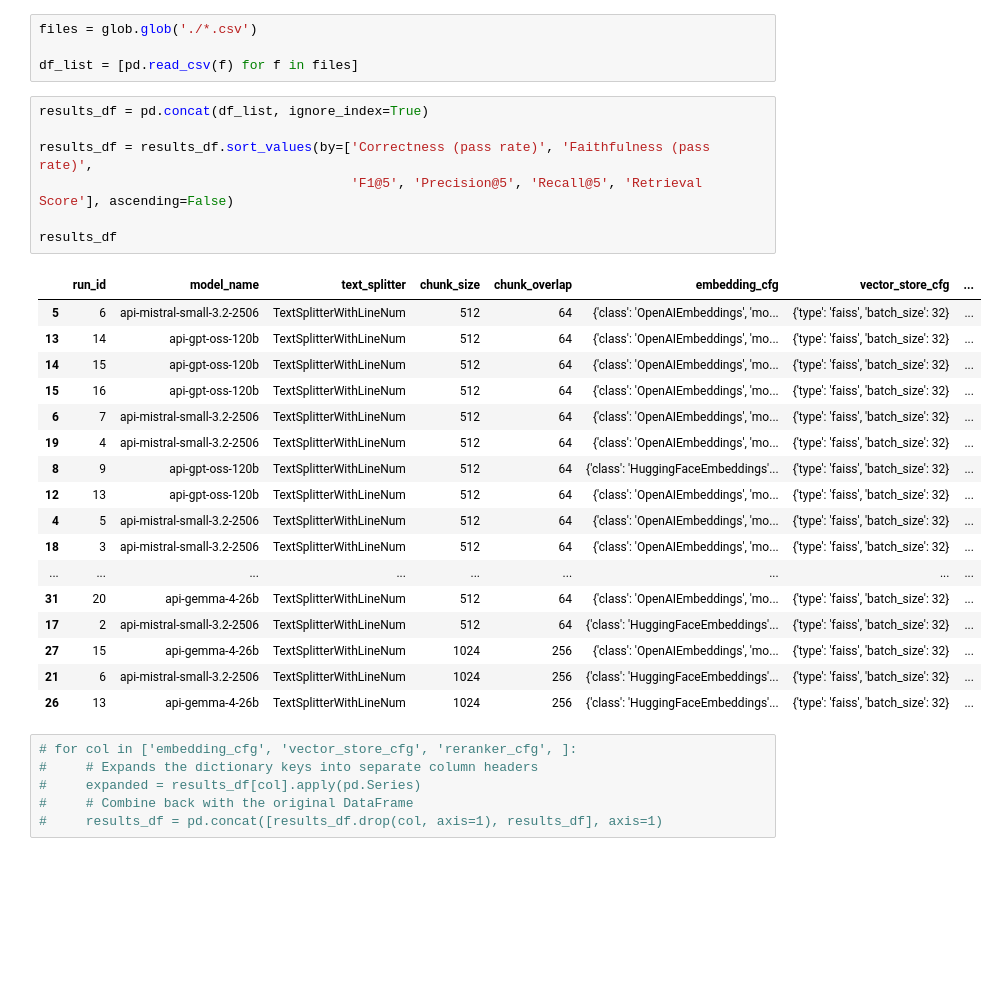
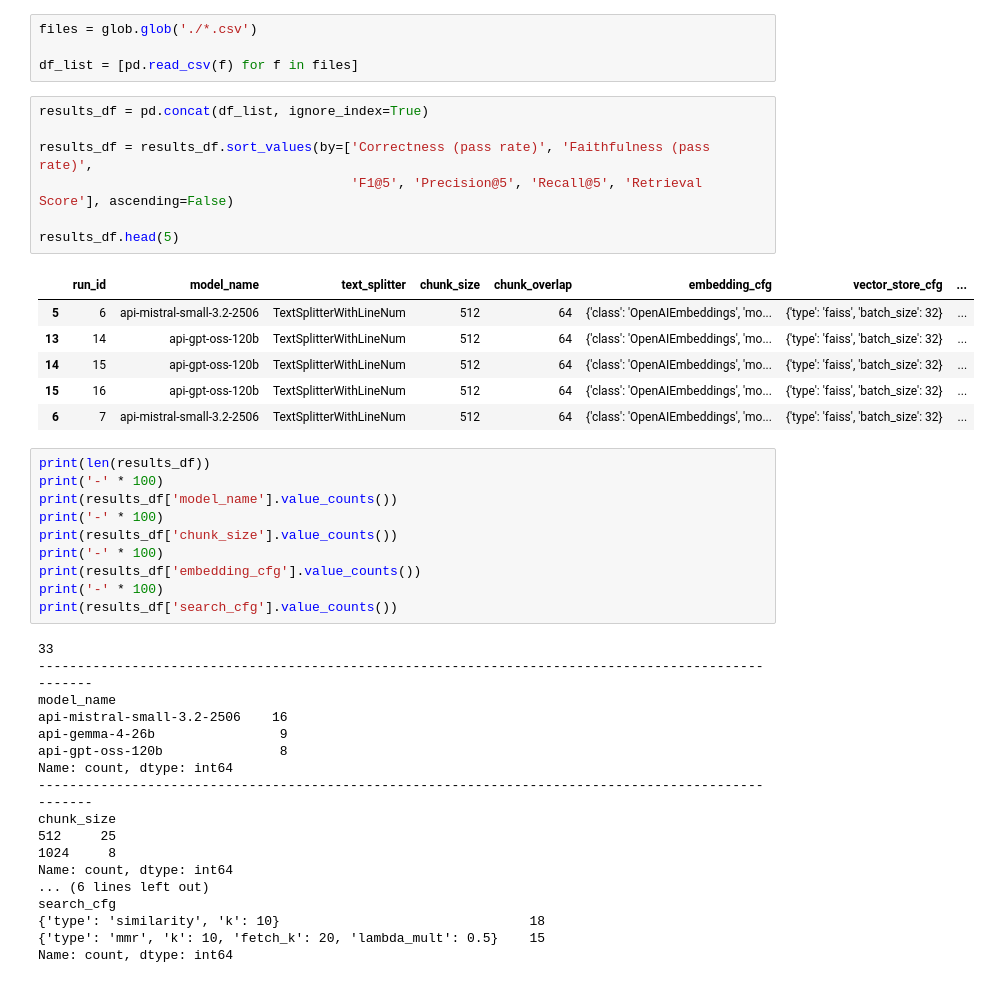
Before and after one commit to eemilycchen/rapidfireAI-rag-context-engineering, a Jupyter notebook: experiments/results.ipynb, the cells around one changed output. Cells and saved outputs as stored; diff of their text form; blank space fills up the shorter version.

Commit message:
added some maybe useful stuff in results.ipynb for analysis in the future

```diff
--- a/experiments/results.ipynb
+++ b/experiments/results.ipynb
@@ -11,31 +11,42 @@ df_list = [pd.read_csv(f) for f in files]
 # %%
 results_df = pd.concat(df_list, ignore_index=True)
 
 results_df = results_df.sort_values(by=['Correctness (pass rate)', 'Faithfulness (pass rate)',
                                         'F1@5', 'Precision@5', 'Recall@5', 'Retrieval Score'], ascending=False)
 
-results_df
+results_df.head(5)
 # %% [output]
 |  | run_id | model_name | text_splitter | chunk_size | chunk_overlap | embedding_cfg | vector_store_cfg | ... |
 | 5 | 6 | api-mistral-small-3.2-2506 | TextSplitterWithLineNum | 512 | 64 | {'class': 'OpenAIEmbeddings', 'mo... | {'type': 'faiss', 'batch_size': 32} | ... |
 | 13 | 14 | api-gpt-oss-120b | TextSplitterWithLineNum | 512 | 64 | {'class': 'OpenAIEmbeddings', 'mo... | {'type': 'faiss', 'batch_size': 32} | ... |
 | 14 | 15 | api-gpt-oss-120b | TextSplitterWithLineNum | 512 | 64 | {'class': 'OpenAIEmbeddings', 'mo... | {'type': 'faiss', 'batch_size': 32} | ... |
 | 15 | 16 | api-gpt-oss-120b | TextSplitterWithLineNum | 512 | 64 | {'class': 'OpenAIEmbeddings', 'mo... | {'type': 'faiss', 'batch_size': 32} | ... |
 | 6 | 7 | api-mistral-small-3.2-2506 | TextSplitterWithLineNum | 512 | 64 | {'class': 'OpenAIEmbeddings', 'mo... | {'type': 'faiss', 'batch_size': 32} | ... |
-| 19 | 4 | api-mistral-small-3.2-2506 | TextSplitterWithLineNum | 512 | 64 | {'class': 'OpenAIEmbeddings', 'mo... | {'type': 'faiss', 'batch_size': 32} | ... |
-| 8 | 9 | api-gpt-oss-120b | TextSplitterWithLineNum | 512 | 64 | {'class': 'HuggingFaceEmbeddings'... | {'type': 'faiss', 'batch_size': 32} | ... |
-| 12 | 13 | api-gpt-oss-120b | TextSplitterWithLineNum | 512 | 64 | {'class': 'OpenAIEmbeddings', 'mo... | {'type': 'faiss', 'batch_size': 32} | ... |
-| 4 | 5 | api-mistral-small-3.2-2506 | TextSplitterWithLineNum | 512 | 64 | {'class': 'OpenAIEmbeddings', 'mo... | {'type': 'faiss', 'batch_size': 32} | ... |
-| 18 | 3 | api-mistral-small-3.2-2506 | TextSplitterWithLineNum | 512 | 64 | {'class': 'OpenAIEmbeddings', 'mo... | {'type': 'faiss', 'batch_size': 32} | ... |
-| ... | ... | ... | ... | ... | ... | ... | ... | ... |
-| 31 | 20 | api-gemma-4-26b | TextSplitterWithLineNum | 512 | 64 | {'class': 'OpenAIEmbeddings', 'mo... | {'type': 'faiss', 'batch_size': 32} | ... |
-| 17 | 2 | api-mistral-small-3.2-2506 | TextSplitterWithLineNum | 512 | 64 | {'class': 'HuggingFaceEmbeddings'... | {'type': 'faiss', 'batch_size': 32} | ... |
-| 27 | 15 | api-gemma-4-26b | TextSplitterWithLineNum | 1024 | 256 | {'class': 'OpenAIEmbeddings', 'mo... | {'type': 'faiss', 'batch_size': 32} | ... |
-| 21 | 6 | api-mistral-small-3.2-2506 | TextSplitterWithLineNum | 1024 | 256 | {'class': 'HuggingFaceEmbeddings'... | {'type': 'faiss', 'batch_size': 32} | ... |
-| 26 | 13 | api-gemma-4-26b | TextSplitterWithLineNum | 1024 | 256 | {'class': 'HuggingFaceEmbeddings'... | {'type': 'faiss', 'batch_size': 32} | ... |
 # %%
-# for col in ['embedding_cfg', 'vector_store_cfg', 'reranker_cfg', ]:
-#     # Expands the dictionary keys into separate column headers
-#     expanded = results_df[col].apply(pd.Series)
-#     # Combine back with the original DataFrame
-#     results_df = pd.concat([results_df.drop(col, axis=1), results_df], axis=1)
+print(len(results_df))
+print('-' * 100)
+print(results_df['model_name'].value_counts())
+print('-' * 100)
+print(results_df['chunk_size'].value_counts())
+print('-' * 100)
+print(results_df['embedding_cfg'].value_counts())
+print('-' * 100)
+print(results_df['search_cfg'].value_counts())
+# %% [output]
+33
+----------------------------------------------------------------------------------------------------
+model_name
+api-mistral-small-3.2-2506    16
+api-gemma-4-26b                9
+api-gpt-oss-120b               8
+Name: count, dtype: int64
+----------------------------------------------------------------------------------------------------
+chunk_size
+512     25
+1024     8
+Name: count, dtype: int64
+... (6 lines left out)
+search_cfg
+{'type': 'similarity', 'k': 10}                                18
+{'type': 'mmr', 'k': 10, 'fetch_k': 20, 'lambda_mult': 0.5}    15
+Name: count, dtype: int64
```
Also changed, not shown: parts of 1 cell of this notebook.
